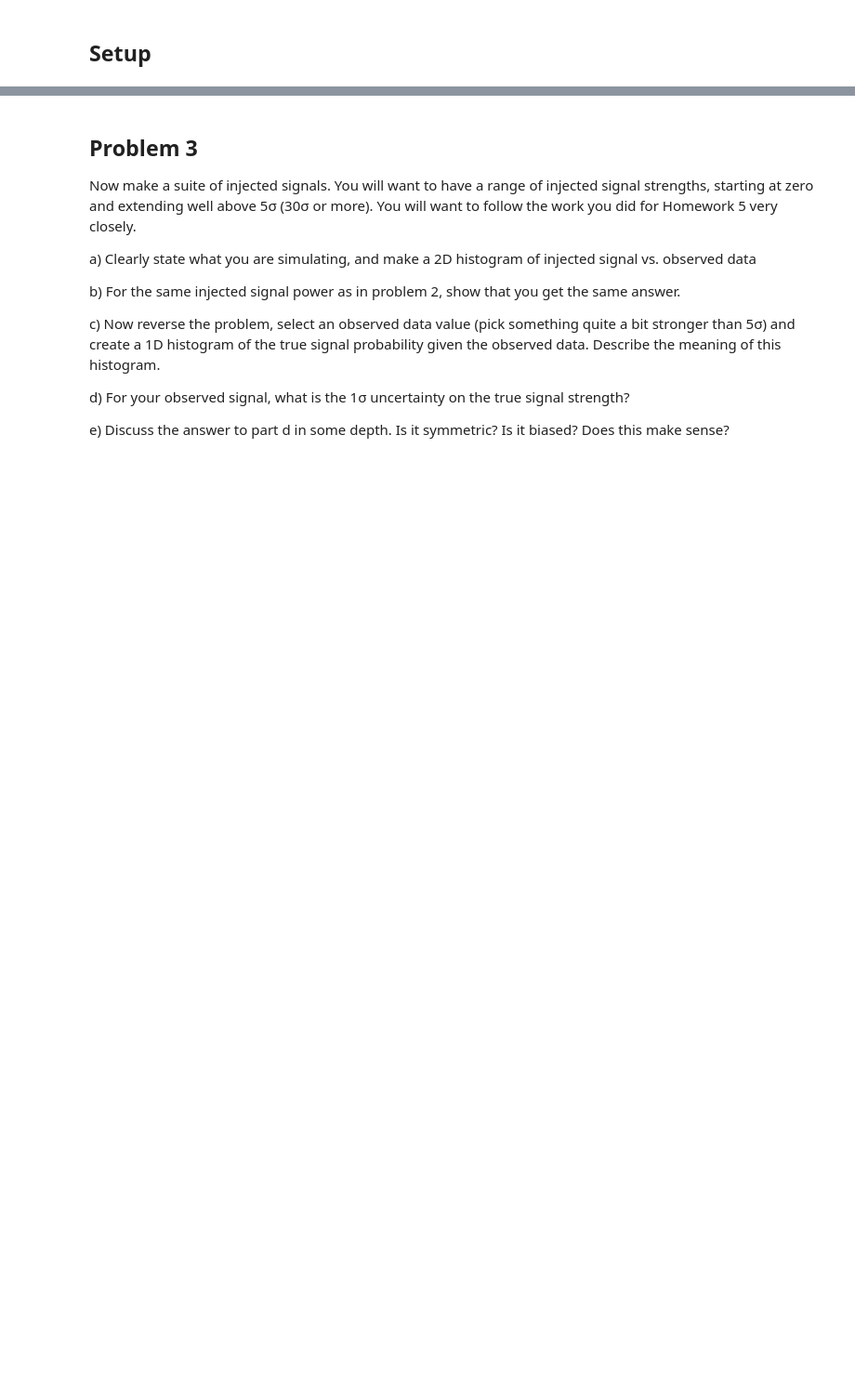
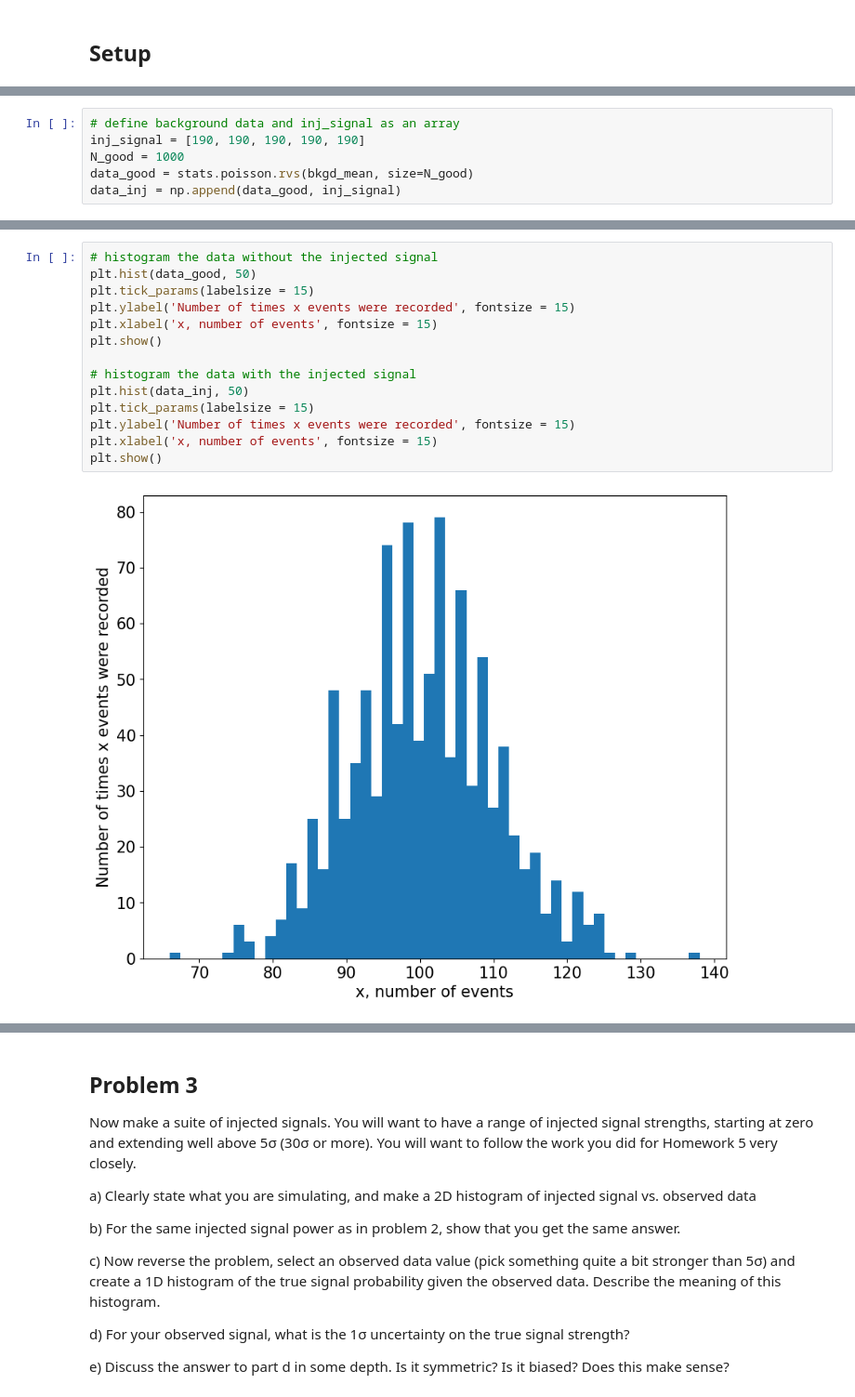
Before and after one commit to jenniv27/phys434, a Jupyter notebook: Labs/Lab6.ipynb, the cells around one changed output, grey strips where cells are left out. Shown at 93% size. Saved outputs shown, nothing was run; the diff lists cells and outputs as text; blank space fills up the shorter version.

```diff
--- a/Labs/Lab6.ipynb
+++ b/Labs/Lab6.ipynb
@@ -18,0 +68,6 @@ b) Is your observed signal biased? (e.g. is the observed value equally likely to
+# %%
+# define background data and inj_signal as an array
+inj_signal = [190, 190, 190, 190, 190]
+N_good = 1000
+data_good = stats.poisson.rvs(bkgd_mean, size=N_good)
+data_inj = np.append(data_good, inj_signal)
@@ -18,0 +80,16 @@ b) Is your observed signal biased? (e.g. is the observed value equally likely to
+# %%
+# histogram the data without the injected signal
+plt.hist(data_good, 50)
+plt.tick_params(labelsize = 15)
+plt.ylabel('Number of times x events were recorded', fontsize = 15)
+plt.xlabel('x, number of events', fontsize = 15)
+plt.show()
+
+# histogram the data with the injected signal
+plt.hist(data_inj, 50)
+plt.tick_params(labelsize = 15)
+plt.ylabel('Number of times x events were recorded', fontsize = 15)
+plt.xlabel('x, number of events', fontsize = 15)
+plt.show()
+# %% [output]
+[figure, added]
```
Also changed, not shown: parts of 11 cells of this notebook.
